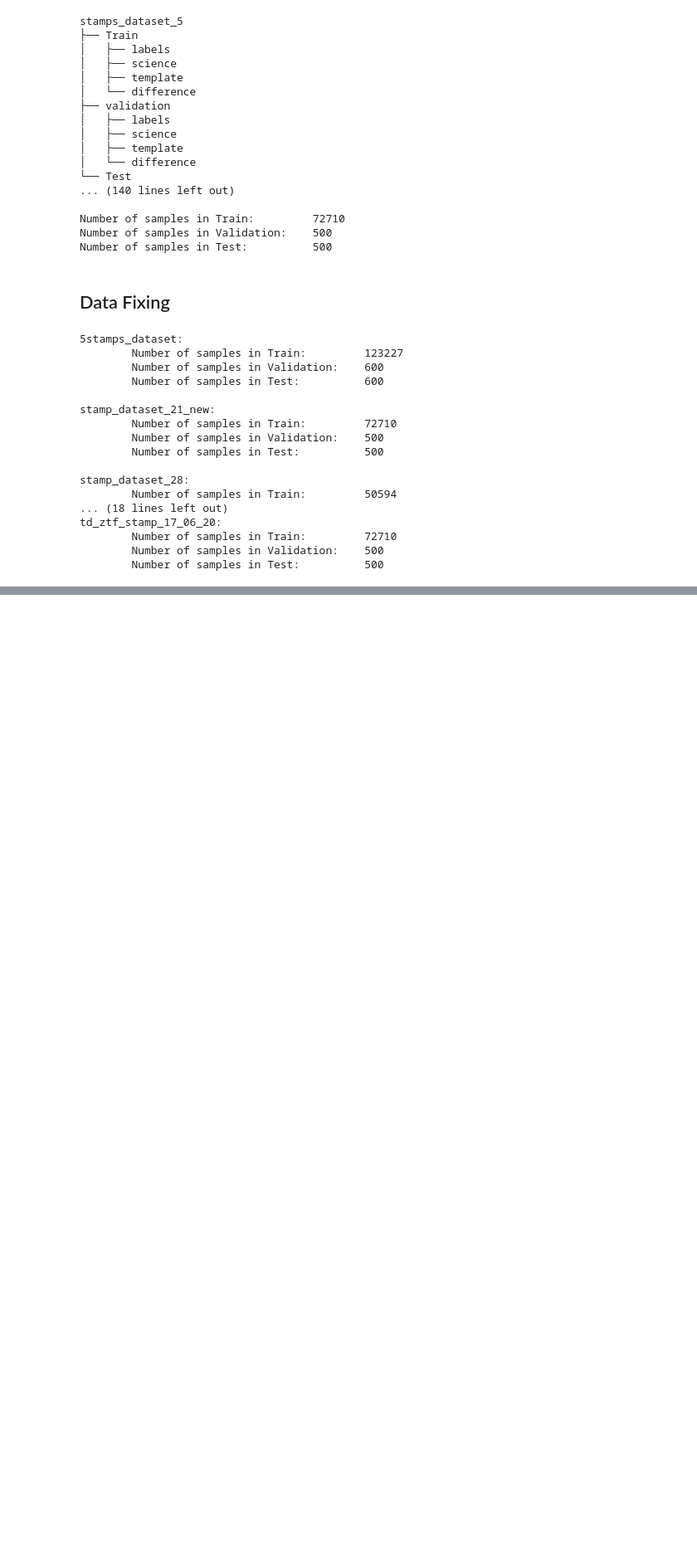
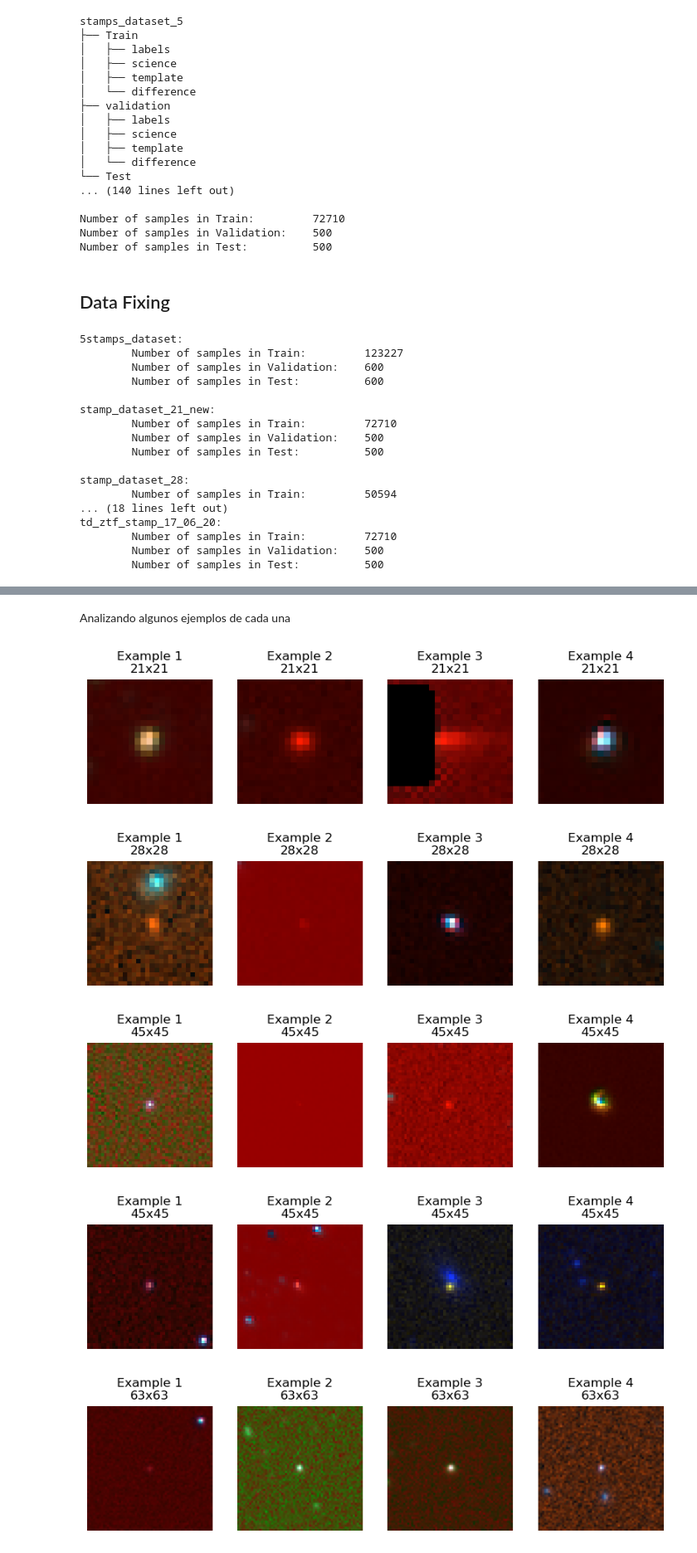
Before and after one commit to pmarconep/ZTF_alert_8a, a Jupyter notebook: proyecto.ipynb, the cells around one changed output, grey strips where cells are left out. Shown at 83% size. Saved outputs shown, nothing was run; the diff lists cells and outputs as text; code cells hidden in the pictures; blank space fills up the shorter version.

Commit message:
example data visualization

```diff
--- a/proyecto.ipynb
+++ b/proyecto.ipynb
@@ -249,6 +249,8 @@ def rename_labels(dataset, old_value, new_value):
 rename_labels(stamps_dataset_5, 'labels', 'class')
 rename_labels(td_ztf_stamp_17_06_20, 'labels', 'class')
 rename_labels(stamps_dataset_5, 'science', 'images')
+# %%
+sets = np.array([stamp_dataset_21, stamp_dataset_28, stamp_dataset_45, stamp_dataset_jun_allwise_45_final, stamp_dataset_only_images_63, td_ztf_stamp_17_06_20])
 # %%
 print(  f'5stamps_dataset:',
         f'\n        Number of samples in Train:         {stamps_dataset_5["Train"]["class"].size}',
@@ -310,0 +320,26 @@ plt.show()
+# %% [markdown]
+Analizando algunos ejemplos de cada una
+# %%
+for j, set in enumerate(sets):
+    images = set['Train']['images']
+    set_x = images.shape[1]
+    set_y = images.shape[2]
+    chosen = np.random.choice(images.shape[0], 4, replace=False)
+
+    fig, ax = plt.subplots(1, 4, figsize=(10,4))
+    fig.set_facecolor('white')
+    for i, idx in enumerate(chosen):
+        image = images[idx]
+        ax[i].imshow(image)
+        ax[i].set_title(f'Example {i + 1}\n{set_x}x{set_y}')
+        ax[i].axis('off')
+    for j in range(i+1, 4):
+        ax[j].axis('off')
+    plt.show()
+    plt.close()
+# %% [output]
+[figure, added]
+[figure, added]
+[figure, added]
+[figure, added]
+[figure, added]
```
Also changed, not shown: parts of 5 cells of this notebook.
